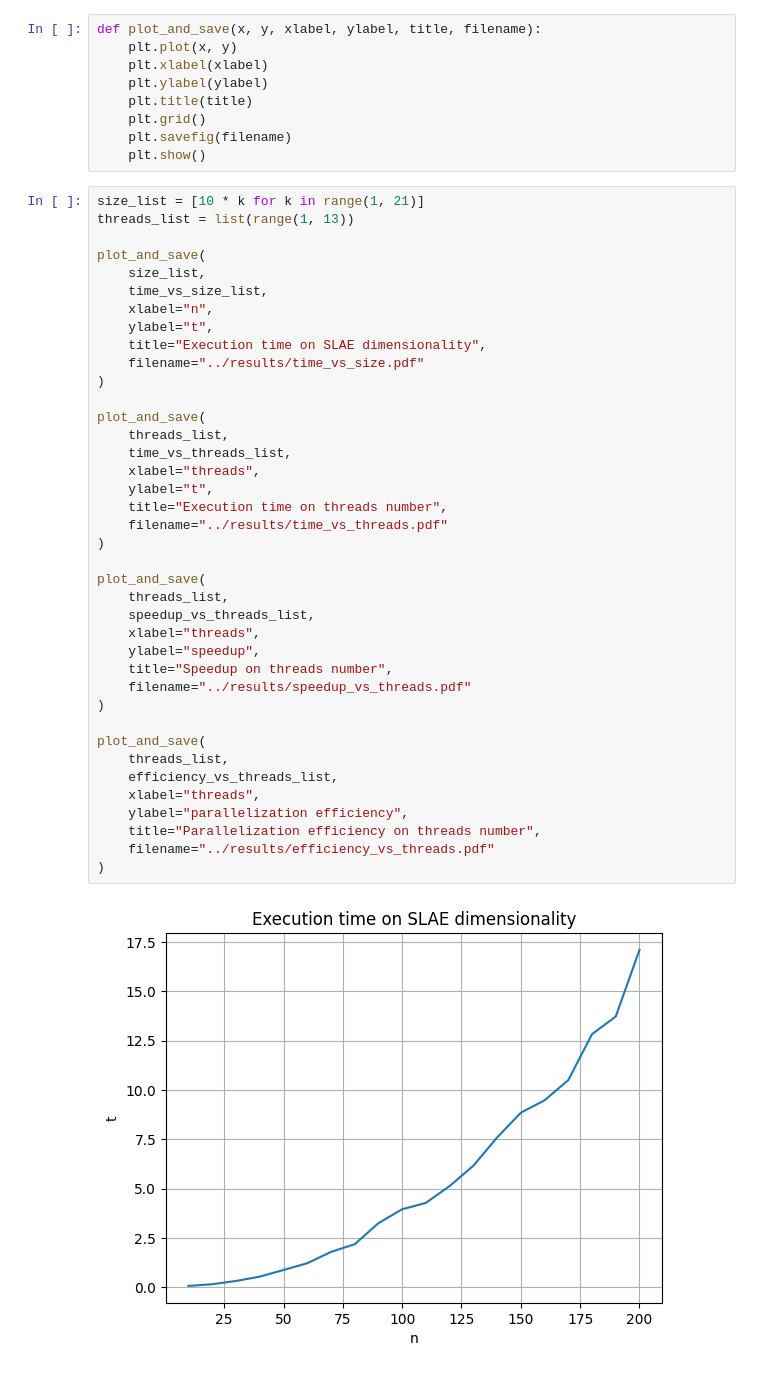
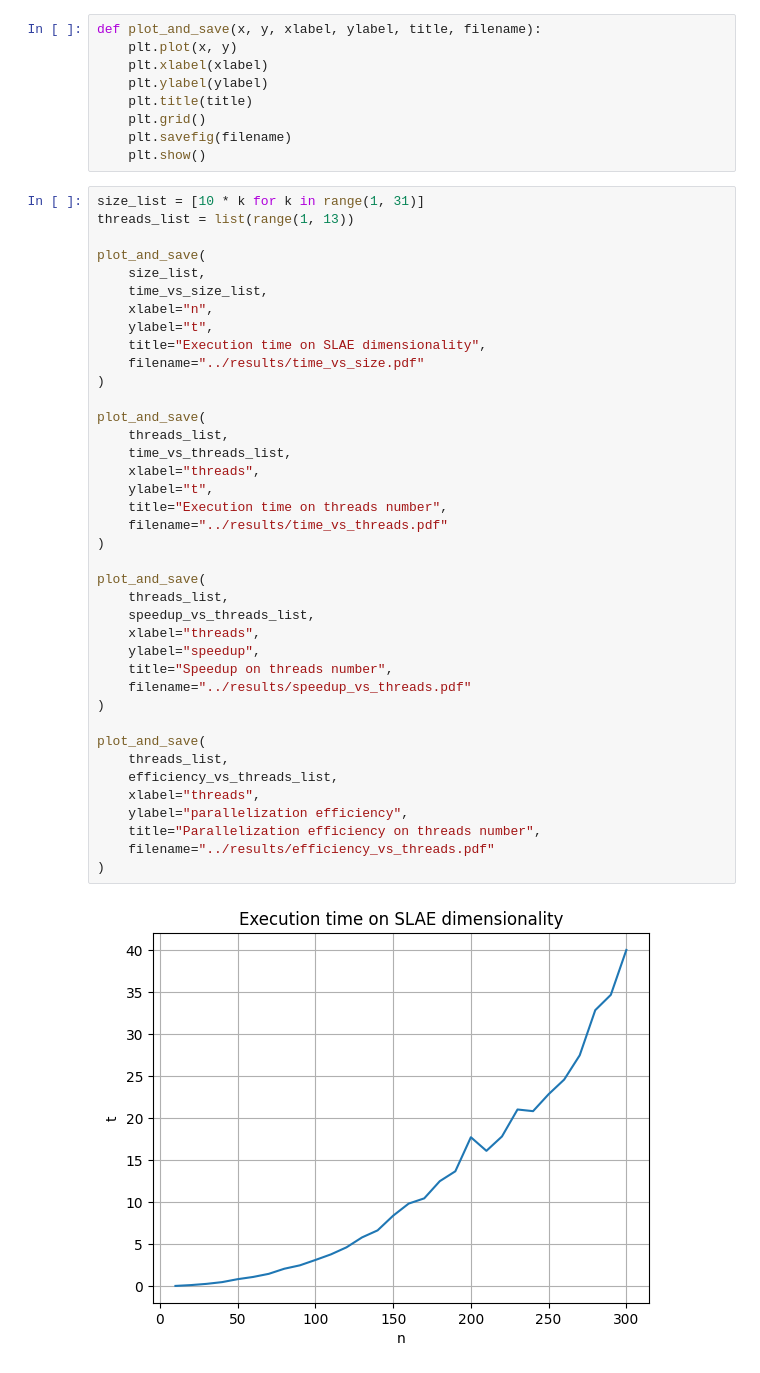
Before and after one commit to paxwritescode/paracomp, a Jupyter notebook: 001-ode-cauchy/code/picard/analysis/plots.ipynb, the cells around one changed output. Cells and saved outputs as stored; diff of their text form.

```diff
--- a/001-ode-cauchy/code/picard/analysis/plots.ipynb
+++ b/001-ode-cauchy/code/picard/analysis/plots.ipynb
@@ -24,7 +24,7 @@ def plot_and_save(x, y, xlabel, ylabel, title, filename):
     plt.savefig(filename)
     plt.show()
 # %%
-size_list = [10 * k for k in range(1, 21)]
+size_list = [10 * k for k in range(1, 31)]
 threads_list = list(range(1, 13))
 
 plot_and_save(
@@ -36,34 +36,34 @@ plot_and_save(
     filename="../results/time_vs_size.pdf"
 )
 
 plot_and_save(
     threads_list,
     time_vs_threads_list,
     xlabel="threads",
     ylabel="t",
     title="Execution time on threads number",
     filename="../results/time_vs_threads.pdf"
 )
 
 plot_and_save(
     threads_list,
     speedup_vs_threads_list,
     xlabel="threads",
     ylabel="speedup",
     title="Speedup on threads number",
     filename="../results/speedup_vs_threads.pdf"
 )
 
 plot_and_save(
     threads_list,
     efficiency_vs_threads_list,
     xlabel="threads",
     ylabel="parallelization efficiency",
     title="Parallelization efficiency on threads number",
     filename="../results/efficiency_vs_threads.pdf"
 )
 # %% [output]
-[figure, old version]
+[figure, new version]
 [figure]
 [figure]
 [figure]
```
Also changed, not shown: 7 other files.
